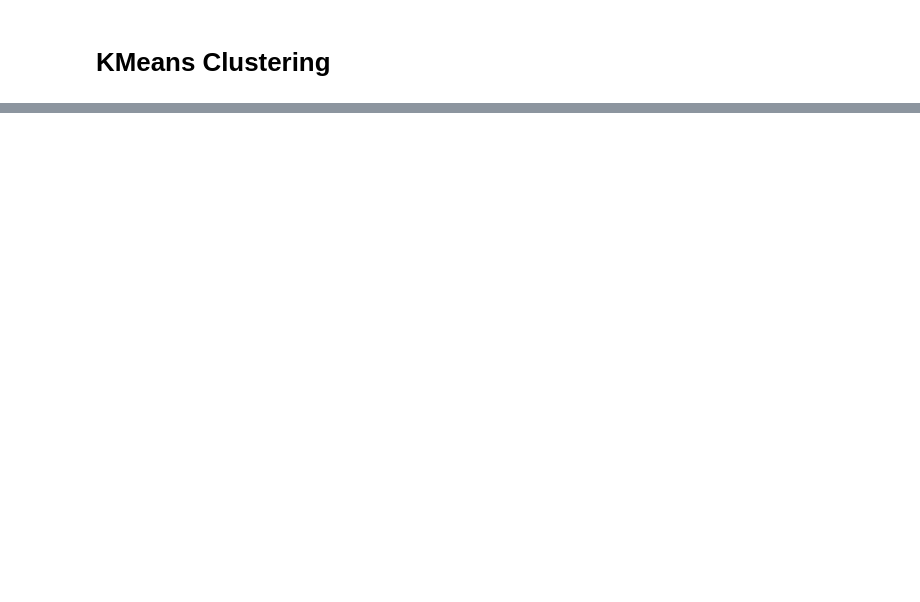
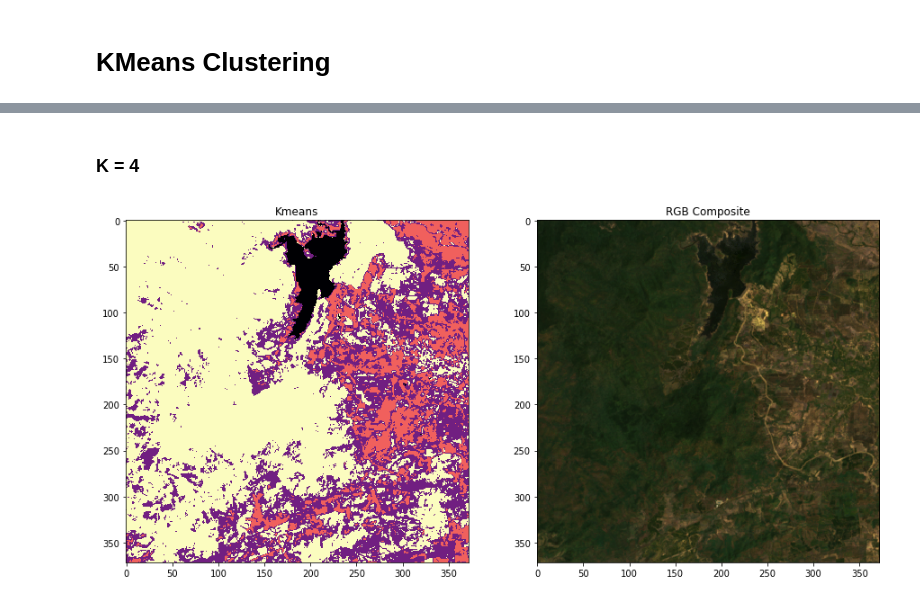
Before and after one commit to ceos-seo/data_cube_notebooks, a Jupyter notebook: kmeans_clustering_example.ipynb, the cells around one changed output, grey strips where cells are left out. Drawn from its saved outputs; the diff is of its cells as text; code cells hidden in the pictures; blank space fills up the shorter version.

```diff
--- a/kmeans_clustering_example.ipynb
+++ b/kmeans_clustering_example.ipynb
@@ -83,0 +96,6 @@ classification_12.classification.plot()
+# %% [markdown]
+### K = 4
+# %%
+plot_kmeans_next_to_mosaic(classification_4.classification,final_mosaic)
+# %% [output]
+[figure, added]
```
Also changed, not shown: parts of 19 cells of this notebook.
